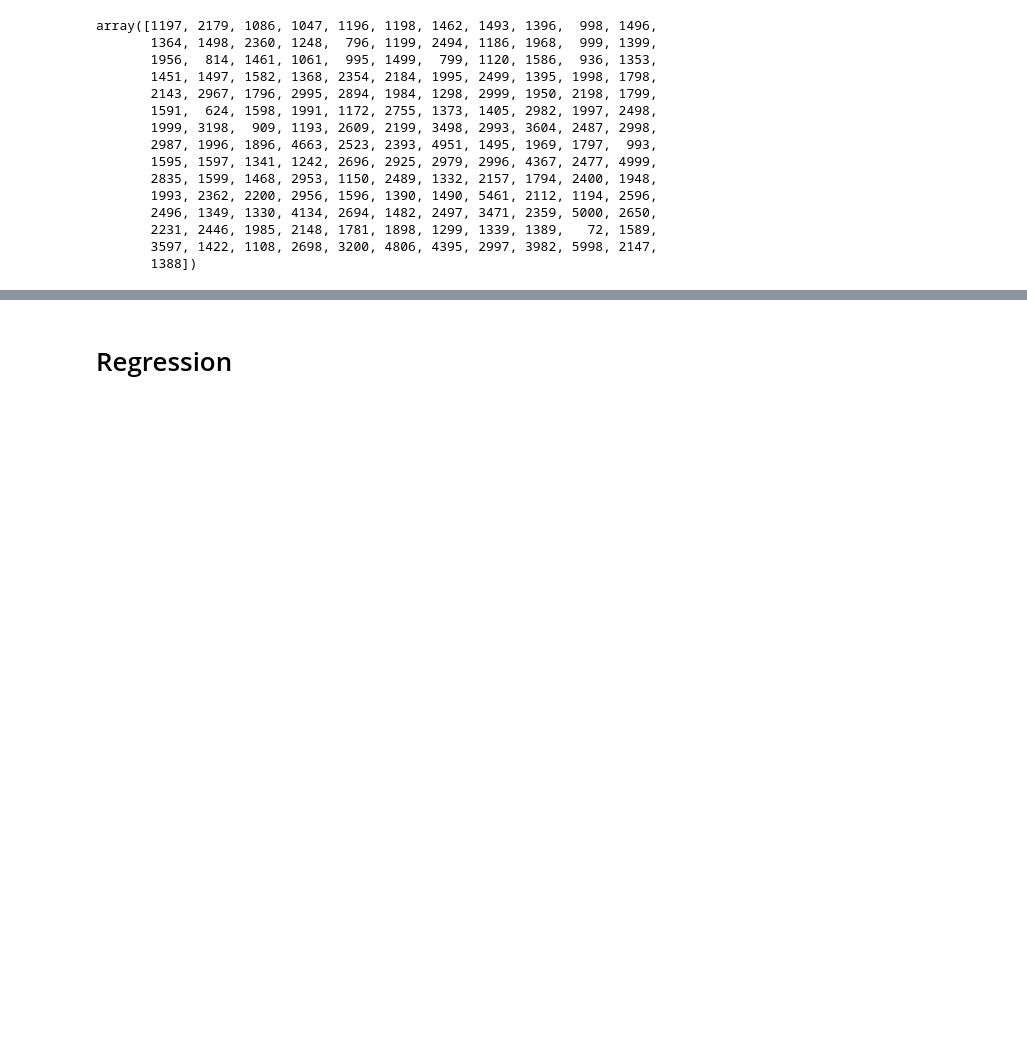
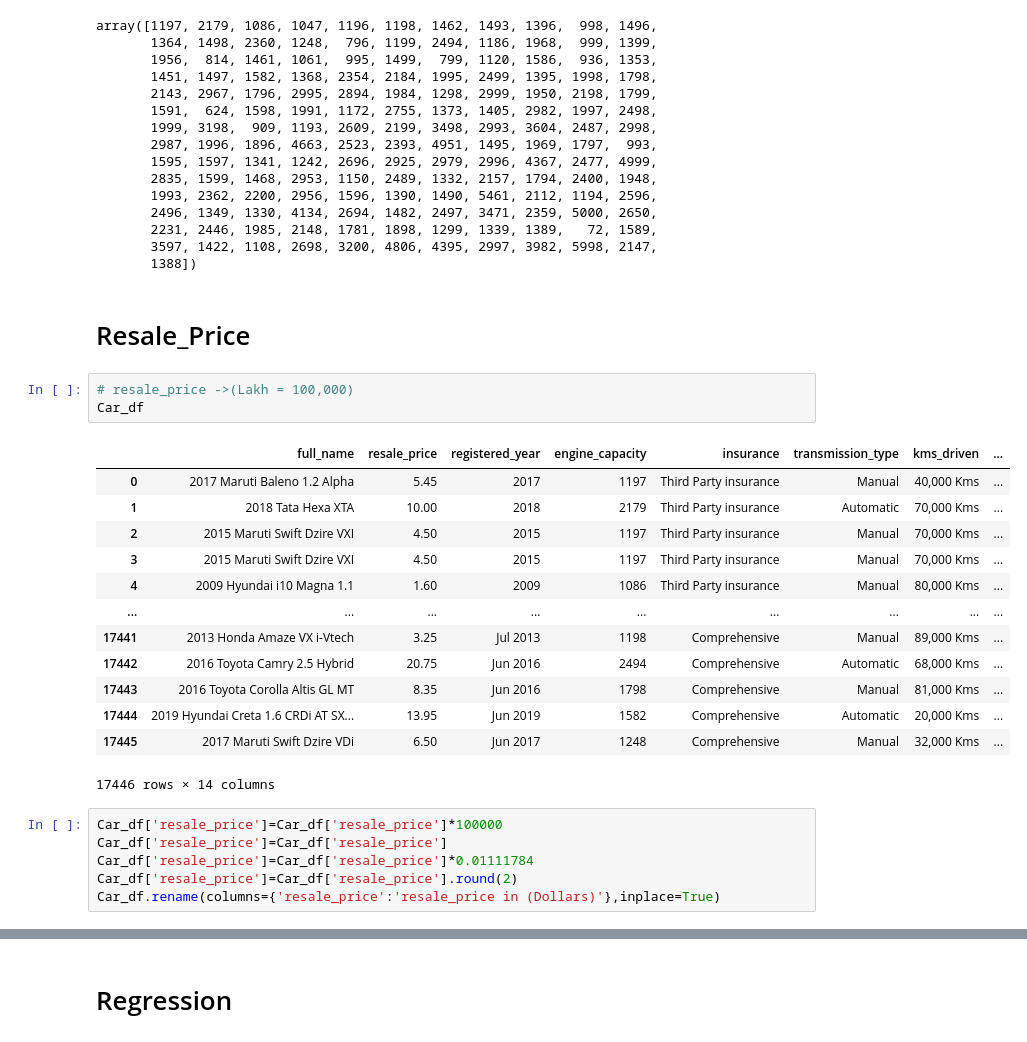
Before and after one commit to NitoBoritto/Car_Sales_Regression_Analysis, a Jupyter notebook: Car_Sales_Regression.ipynb, the cells around one changed output, grey strips where cells are left out. Saved outputs shown, nothing was run; the diff lists cells and outputs as text; blank space fills up the shorter version.

Commit message:
Resale_Price

```diff
--- a/Car_Sales_Regression.ipynb
+++ b/Car_Sales_Regression.ipynb
@@ -344,3 +344,28 @@ array([1197, 2179, 1086, 1047, 1196, 1198, 1462, 1493, 1396,  998, 1496,
        2231, 2446, 1985, 2148, 1781, 1898, 1299, 1339, 1389,   72, 1589,
        3597, 1422, 1108, 2698, 3200, 4806, 4395, 2997, 3982, 5998, 2147,
        1388])
+# %% [markdown]
+# Resale_Price
+# %%
+# resale_price ->(Lakh = 100,000)
+Car_df
+# %% [output]
+|  | full_name | resale_price | registered_year | engine_capacity | insurance | transmission_type | kms_driven | ... |
+| 0 | 2017 Maruti Baleno 1.2 Alpha | 5.45 | 2017 | 1197 | Third Party insurance | Manual | 40,000 Kms | ... |
+| 1 | 2018 Tata Hexa XTA | 10.00 | 2018 | 2179 | Third Party insurance | Automatic | 70,000 Kms | ... |
+| 2 | 2015 Maruti Swift Dzire VXI | 4.50 | 2015 | 1197 | Third Party insurance | Manual | 70,000 Kms | ... |
+| 3 | 2015 Maruti Swift Dzire VXI | 4.50 | 2015 | 1197 | Third Party insurance | Manual | 70,000 Kms | ... |
+| 4 | 2009 Hyundai i10 Magna 1.1 | 1.60 | 2009 | 1086 | Third Party insurance | Manual | 80,000 Kms | ... |
+| ... | ... | ... | ... | ... | ... | ... | ... | ... |
+| 17441 | 2013 Honda Amaze VX i-Vtech | 3.25 | Jul 2013 | 1198 | Comprehensive | Manual | 89,000 Kms | ... |
+| 17442 | 2016 Toyota Camry 2.5 Hybrid | 20.75 | Jun 2016 | 2494 | Comprehensive | Automatic | 68,000 Kms | ... |
+| 17443 | 2016 Toyota Corolla Altis GL MT | 8.35 | Jun 2016 | 1798 | Comprehensive | Manual | 81,000 Kms | ... |
+| 17444 | 2019 Hyundai Creta 1.6 CRDi AT SX... | 13.95 | Jun 2019 | 1582 | Comprehensive | Automatic | 20,000 Kms | ... |
+| 17445 | 2017 Maruti Swift Dzire VDi | 6.50 | Jun 2017 | 1248 | Comprehensive | Manual | 32,000 Kms | ... |
+17446 rows × 14 columns
+# %%
+Car_df['resale_price']=Car_df['resale_price']*100000
+Car_df['resale_price']=Car_df['resale_price']
+Car_df['resale_price']=Car_df['resale_price']*0.01111784
+Car_df['resale_price']=Car_df['resale_price'].round(2)
+Car_df.rename(columns={'resale_price':'resale_price in (Dollars)'},inplace=True)
```
Also changed, not shown: parts of 4 cells of this notebook.
